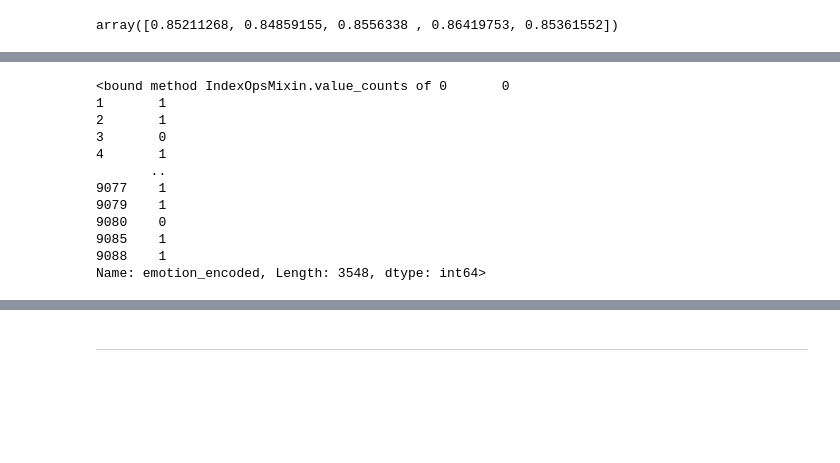
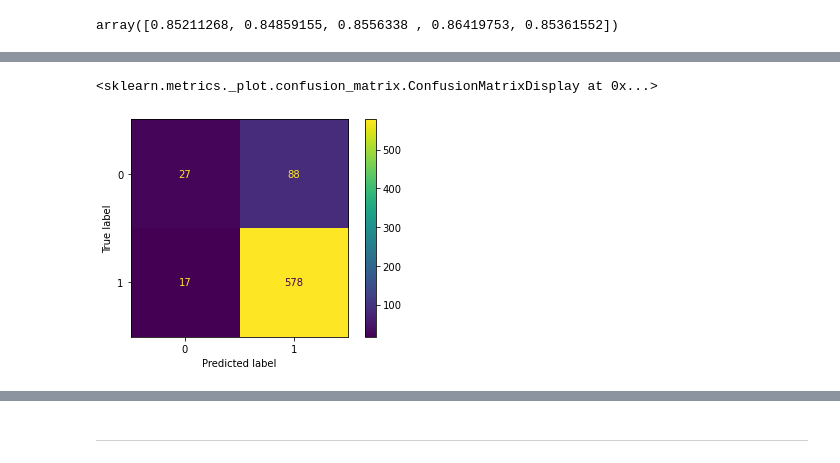
Before and after one commit to aungsias/TwitterNLP, a Jupyter notebook: Michael Scratch Notebook.ipynb, the cells around one changed output, grey strips where cells are left out. Cells and saved outputs as stored; diff of their text form; code cells hidden in the pictures; blank space fills up the shorter version.

```diff
--- a/Michael Scratch Notebook.ipynb
+++ b/Michael Scratch Notebook.ipynb
@@ -269,12 +269,12 @@ forest_param_grid = {
     'tf__min_df': [.01, .02, .03],
     'tf__max_df': [.88, .90, .92],
     'tf__ngram_range': [(1,1), (1,2), (1,3)],
-    'rf__n_estimators': [100, 125, 150],
-    'rf__min_samples_split': [13, 14, 15],
+    'rf__n_estimators': [86, 88, 90],
+    'rf__min_samples_split': [10, 20, 30],
     'rf__class_weight': [None, 'balanced', 'balanced_subsample']
 
 }
 # %%
-bin_forest_grid = GridSearchCV(bin_forest_pipe_grid, forest_param_grid, cv=5, n_jobs=-2)
+bin_forest_grid = GridSearchCV(bin_forest_pipe_grid, forest_param_grid, cv=5, n_jobs=-2, verbose=1, scoring='accuracy')
 bin_forest_grid.fit(X_train, y_train)
 # %% [output]
@@ -304,15 +319,7 @@ print(bin_forest_grid.best_score_)
-# %%
-df_binary['emotion_encoded'].value_counts
-# %% [output]
-<bound method IndexOpsMixin.value_counts of 0       0
-1       1
-2       1
-3       0
-4       1
-       ..
-9077    1
-9079    1
-9080    0
-9085    1
-9088    1
-Name: emotion_encoded, Length: 3548, dtype: int64>
+# %%
+y_pred_forest_grid = bin_forest_grid.predict(X_test)
+cfm_forest = confusion_matrix(y_test, y_pred_forest_grid)
+ConfusionMatrixDisplay(cfm_forest).plot()
+# %% [output]
+<sklearn.metrics._plot.confusion_matrix.ConfusionMatrixDisplay at 0x...>
+[figure, added]
```
Also changed, not shown: parts of 12 cells of this notebook.
